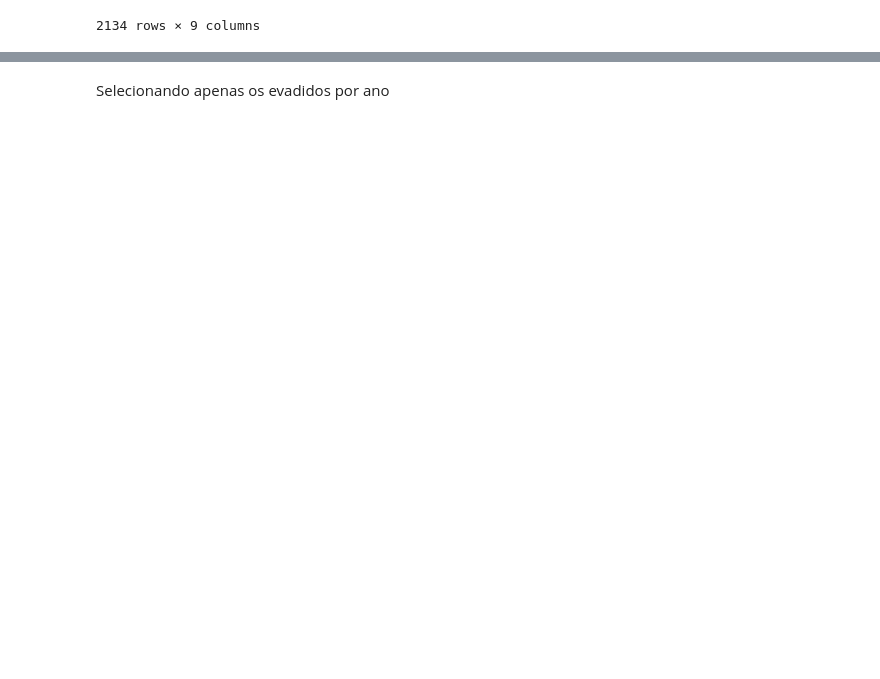
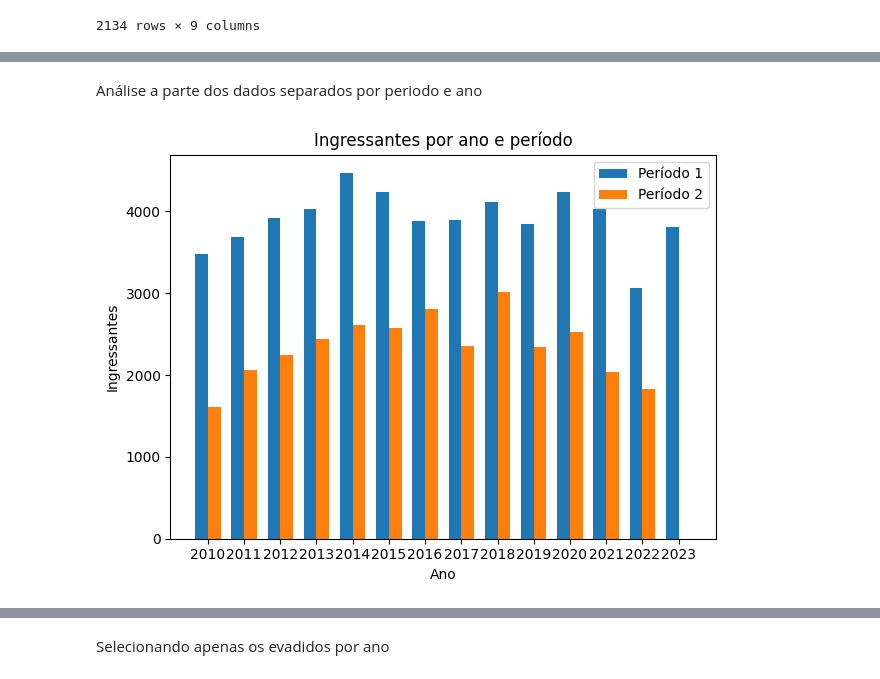
Before and after one commit to psicosleazy-dev/tcc, a Jupyter notebook: start_notebook.ipynb, the cells around one changed output, grey strips where cells are left out. Cells and saved outputs as stored; diff of their text form; code cells hidden in the pictures; blank space fills up the shorter version.

```diff
--- a/start_notebook.ipynb
+++ b/start_notebook.ipynb
@@ -58,0 +127,44 @@ display(df)
+# %% [markdown]
+Análise a parte dos dados separados por periodo e ano
+# %%
+import numpy as np
+
+# Supondo que 'df' seja o seu DataFrame com os dados
+
+# Filtrar os dados para cada período
+periodo1 = df[df['Periodo'] == 1]
+periodo2 = df[df['Periodo'] == 2]
+
+# Anos disponíveis no DataFrame
+anos = df['Ano'].unique()
+
+# Número de anos
+num_anos = len(anos)
+
+# Definir a largura das barras
+largura_barra = 0.35
+
+# Definir a posição das barras para cada período
+posicao_barra_periodo1 = np.arange(num_anos)
+posicao_barra_periodo2 = [x + largura_barra for x in posicao_barra_periodo1]
+
+# Altura das barras para cada período
+ingressantes_periodo1 = [periodo1[periodo1['Ano'] == ano]['Ingressantes'].sum() for ano in anos]
+ingressantes_periodo2 = [periodo2[periodo2['Ano'] == ano]['Ingressantes'].sum() for ano in anos]
+
+# Criar o gráfico de barras
+plt.bar(posicao_barra_periodo1, ingressantes_periodo1, largura_barra, label='Período 1')
+plt.bar(posicao_barra_periodo2, ingressantes_periodo2, largura_barra, label='Período 2')
+
+# Adicionar rótulos e título
+plt.xlabel('Ano')
+plt.ylabel('Ingressantes')
+plt.title('Ingressantes por ano e período')
+plt.xticks([x + largura_barra / 2 for x in posicao_barra_periodo1], anos)
+plt.legend()
+
+# Mostrar o gráfico
+plt.tight_layout()
+plt.show()
+# %% [output]
+[figure, added]
```
Also changed, not shown: parts of 94 cells of this notebook, 35 other files.
